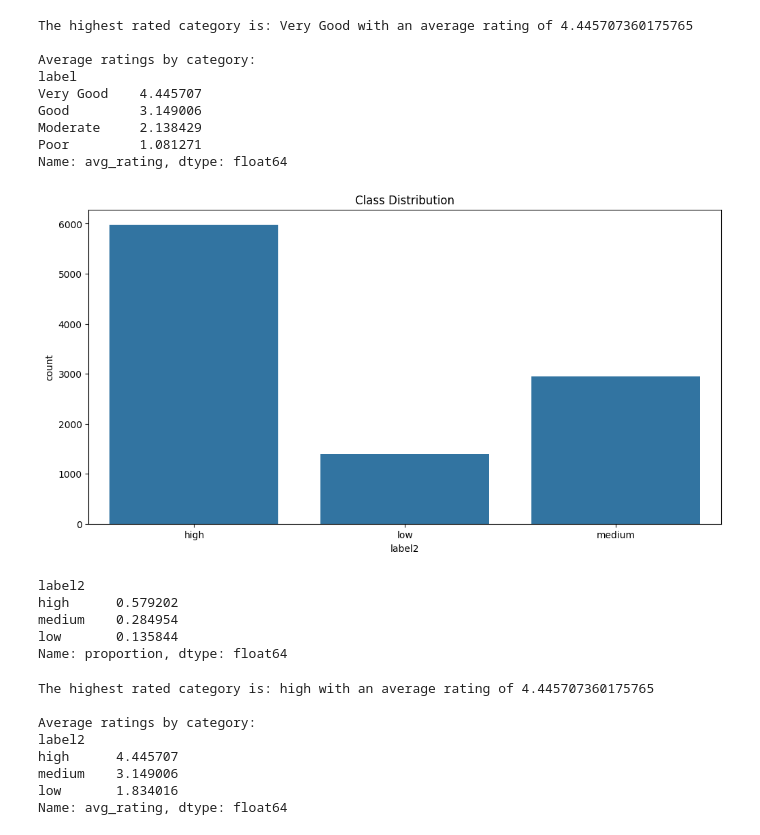
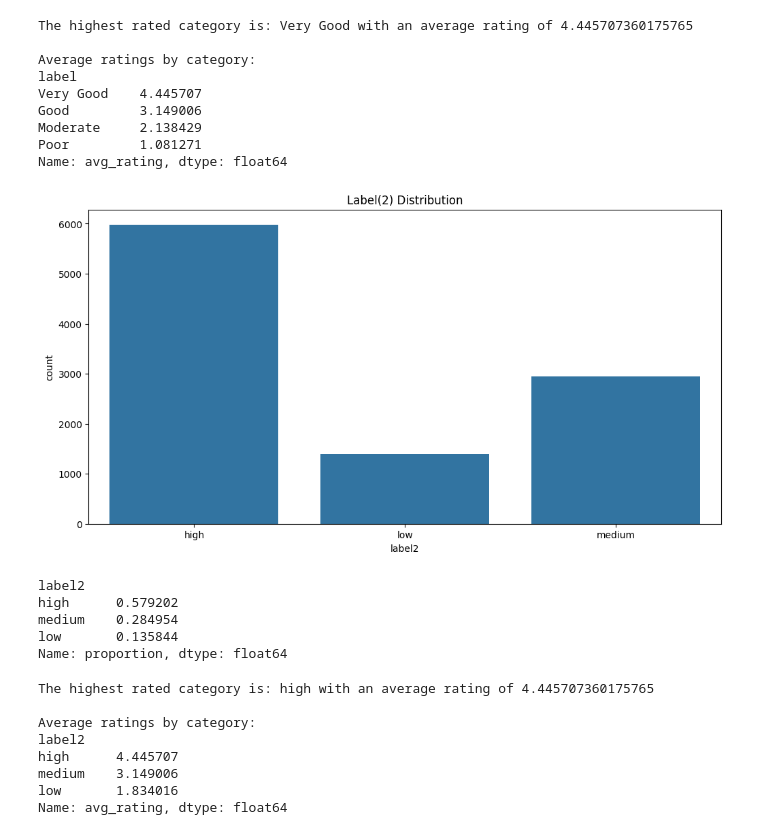
Before and after one commit to GSA/Customer-Data-Survey-Analysis, a Jupyter notebook: Notebooks/Classifier/Exploratory Data Analysis for Classifier.ipynb, the cells around one changed output. Drawn from its saved outputs; the diff is of its cells as text; code cells hidden in the pictures.

Commit message:
Updated Visualizations

```diff
--- a/Notebooks/Classifier/Exploratory Data Analysis for Classifier.ipynb
+++ b/Notebooks/Classifier/Exploratory Data Analysis for Classifier.ipynb
@@ -242,13 +242,13 @@ Name: avg_rating, dtype: float64
 # %%
 ##Analyze Prompt Ranking Distributions for label2
 plt.figure(figsize=(12, 6))
 sns.countplot(x=df['label2'])
-plt.title("Class Distribution")
+plt.title("Label(2) Distribution")
 plt.show()
 
 print(df['label2'].value_counts(normalize=True))  # Percentage per class
 # %% [output]
-[figure, old version]
+[figure, new version]
 label2
 high      0.579202
 medium    0.284954
```
Also changed, not shown: parts of 6 cells of this notebook.
